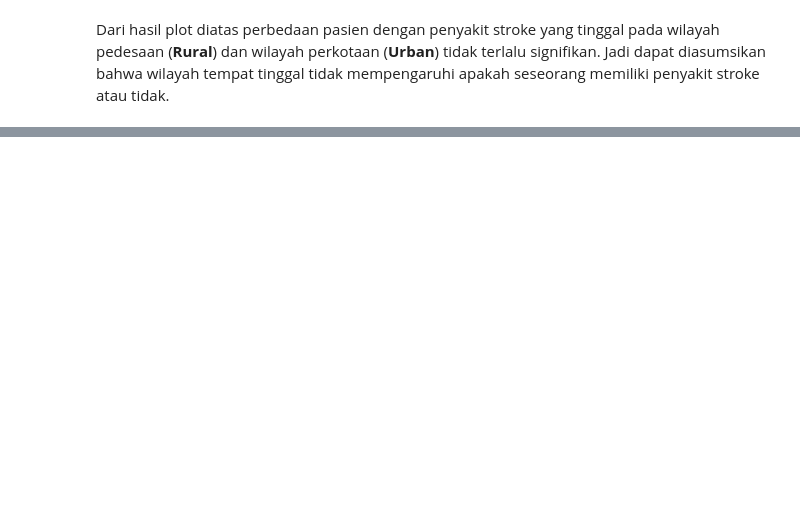
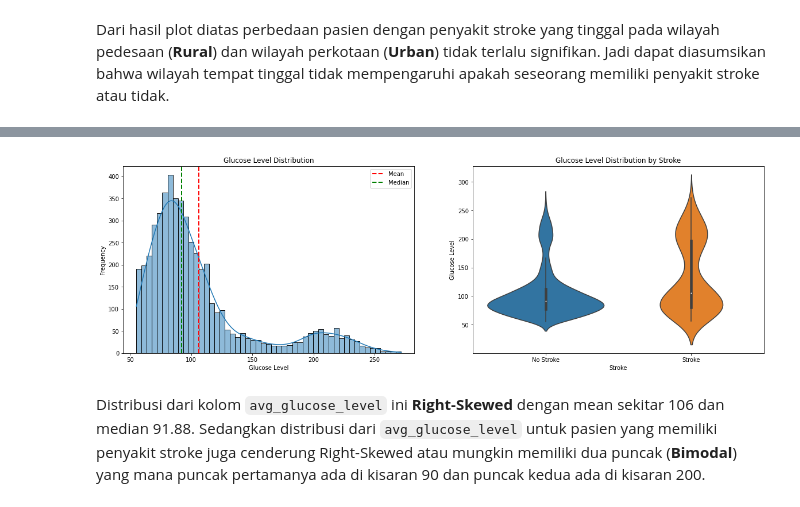
Before and after one commit to Penzragon/h8dsft_LogisticRegression, a Jupyter notebook: script.ipynb, the cells around one changed output, grey strips where cells are left out. Saved outputs shown, nothing was run; the diff lists cells and outputs as text; code cells hidden in the pictures; blank space fills up the shorter version.

```diff
--- a/script.ipynb
+++ b/script.ipynb
@@ -413,0 +433,21 @@ Dari hasil plot diatas perbedaan pasien dengan penyakit stroke yang tinggal pada
+# %%
+plt.figure(figsize=(20, 6))
+plt.subplot(1, 2, 1)
+sns.histplot(x='avg_glucose_level', data=stroke, kde=True)
+plt.axvline(stroke.avg_glucose_level.mean(), color='red', linestyle='dashed', linewidth=2, label='Mean')
+plt.axvline(stroke.avg_glucose_level.median(), color='green', linestyle='dashed', linewidth=2, label='Median')
+plt.title('Glucose Level Distribution')
+plt.xlabel('Glucose Level')
+plt.ylabel('Frequency')
+plt.legend()
+plt.subplot(1, 2, 2)
+sns.violinplot(x='stroke', y='avg_glucose_level', data=stroke)
+plt.title('Glucose Level Distribution by Stroke')
+plt.xlabel('Stroke')
+plt.xticks([0, 1], ['No Stroke', 'Stroke'])
+plt.ylabel('Glucose Level')
+plt.show()
+# %% [output]
+[figure, added]
+# %% [markdown]
+Distribusi dari kolom `avg_glucose_level` ini **Right-Skewed** dengan mean sekitar 106 dan median 91.88. Sedangkan distribusi dari `avg_glucose_level` untuk pasien yang memiliki penyakit stroke juga cenderung Right-Skewed atau mungkin memiliki dua puncak (**Bimodal**) yang mana puncak pertamanya ada di kisaran 90 dan puncak kedua ada di kisaran 200.
```
Also changed, not shown: parts of 5 cells of this notebook.
